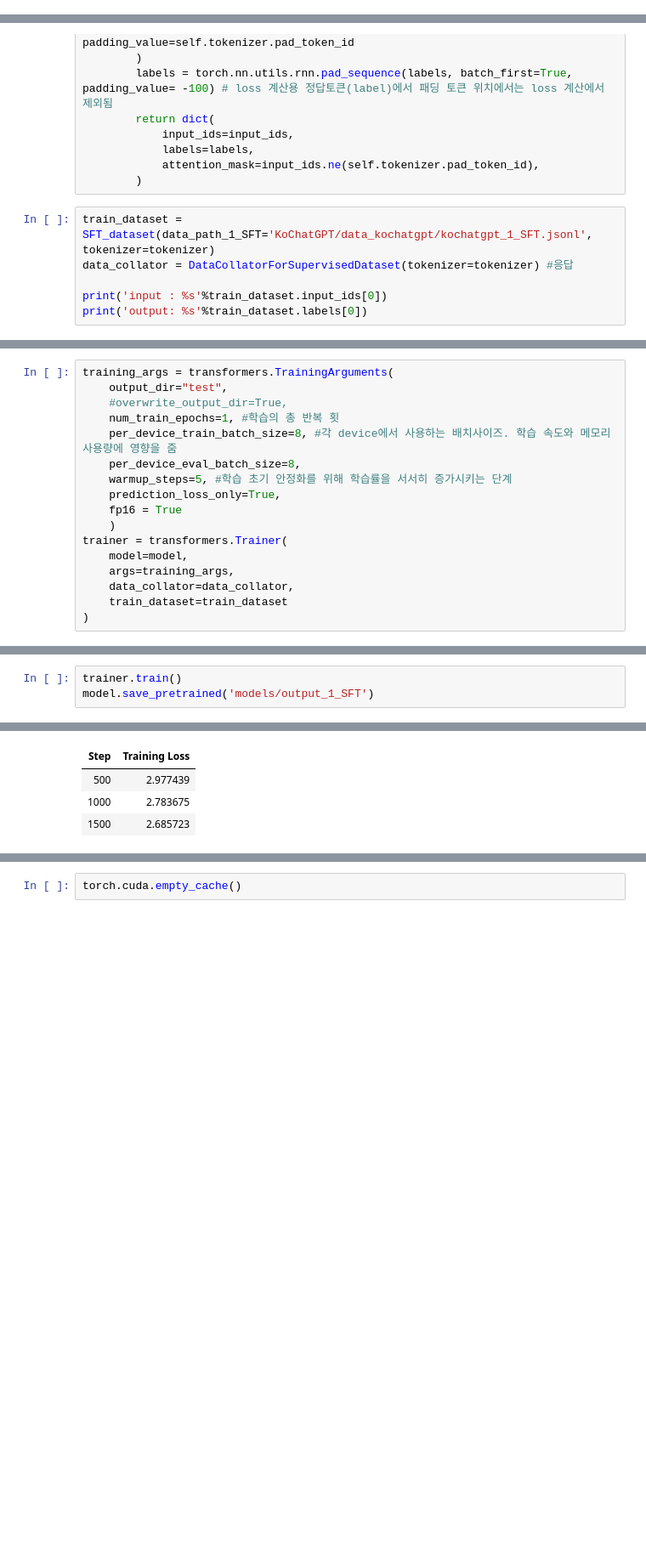
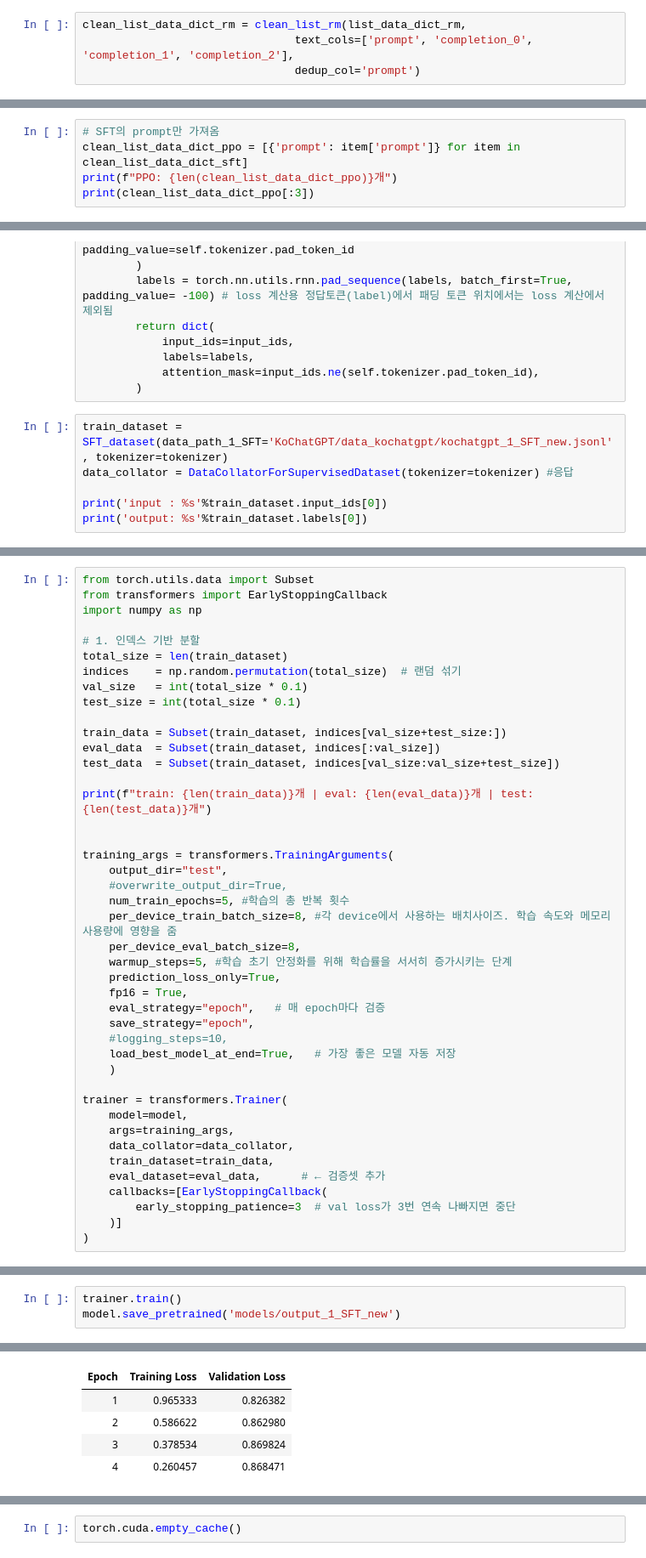
Before and after one commit to zhengyin3216/AIFFEL_quest_rs, a Jupyter notebook: GoingDeeper/GD09/GD09_n10_RLHF_KoChatGpt-upgrade.ipynb, the cells around one changed output, grey strips where cells are left out. Shown at 85% size. Drawn from its saved outputs; the diff is of its cells as text; blank space fills up the shorter version.

```diff
--- a/GoingDeeper/GD09/GD09_n10_RLHF_KoChatGpt-upgrade.ipynb
+++ b/GoingDeeper/GD09/GD09_n10_RLHF_KoChatGpt-upgrade.ipynb
@@ -460,0 +537,4 @@ short_list
+# %%
+clean_list_data_dict_rm = clean_list_rm(list_data_dict_rm,
+                                text_cols=['prompt', 'completion_0', 'completion_1', 'completion_2'],
+                                dedup_col='prompt')
@@ -460,0 +558,5 @@ short_list
+# %%
+# SFT의 prompt만 가져옴
+clean_list_data_dict_ppo = [{'prompt': item['prompt']} for item in clean_list_data_dict_sft]
+print(f"PPO: {len(clean_list_data_dict_ppo)}개")
+print(clean_list_data_dict_ppo[:3])
@@ -596,7 +718,7 @@ class DataCollatorForSupervisedDataset(object): #배치 단위로 데이터를
             attention_mask=input_ids.ne(self.tokenizer.pad_token_id),
         )
 # %%
-train_dataset = SFT_dataset(data_path_1_SFT='KoChatGPT/data_kochatgpt/kochatgpt_1_SFT.jsonl', tokenizer=tokenizer)
+train_dataset = SFT_dataset(data_path_1_SFT='KoChatGPT/data_kochatgpt/kochatgpt_1_SFT_new.jsonl', tokenizer=tokenizer)
 data_collator = DataCollatorForSupervisedDataset(tokenizer=tokenizer) #응답
 
 print('input : %s'%train_dataset.input_ids[0])
@@ -643,17 +766,43 @@ Label sentence:
 # %%
+from torch.utils.data import Subset
+from transformers import EarlyStoppingCallback
+import numpy as np
+
+# 1. 인덱스 기반 분할
+total_size = len(train_dataset)
+indices    = np.random.permutation(total_size)  # 랜덤 섞기
+val_size   = int(total_size * 0.1)
+test_size = int(total_size * 0.1)
+
+train_data = Subset(train_dataset, indices[val_size+test_size:])
+eval_data  = Subset(train_dataset, indices[:val_size])
+test_data  = Subset(train_dataset, indices[val_size:val_size+test_size])
+
+print(f"train: {len(train_data)}개 | eval: {len(eval_data)}개 | test: {len(test_data)}개")
+
+
 training_args = transformers.TrainingArguments(
     output_dir="test",
     #overwrite_output_dir=True,
-    num_train_epochs=1, #학습의 총 반복 횟
+    num_train_epochs=5, #학습의 총 반복 횟수
     per_device_train_batch_size=8, #각 device에서 사용하는 배치사이즈. 학습 속도와 메모리 사용량에 영향을 줌
     per_device_eval_batch_size=8,
     warmup_steps=5, #학습 초기 안정화를 위해 학습률을 서서히 증가시키는 단계
     prediction_loss_only=True,
-    fp16 = True
+    fp16 = True,
+    eval_strategy="epoch",   # 매 epoch마다 검증
+    save_strategy="epoch",
+    #logging_steps=10,
+    load_best_model_at_end=True,   # 가장 좋은 모델 자동 저장
     )
+
 trainer = transformers.Trainer(
     model=model,
     args=training_args,
     data_collator=data_collator,
-    train_dataset=train_dataset
+    train_dataset=train_data,
+    eval_dataset=eval_data,      # ← 검증셋 추가
+    callbacks=[EarlyStoppingCallback(
+        early_stopping_patience=3  # val loss가 3번 연속 나빠지면 중단
+    )]
 )
@@ -660,4 +811,4 @@ trainer = transformers.Trainer(
 # %%
 trainer.train()
-model.save_pretrained('models/output_1_SFT')
+model.save_pretrained('models/output_1_SFT_new')
 # %% [output]
@@ -666,4 +816,5 @@ model.save_pretrained('models/output_1_SFT')
-| Step | Training Loss |
-| 500 | 2.977439 |
-| 1000 | 2.783675 |
-| 1500 | 2.685723 |
+| Epoch | Training Loss | Validation Loss |
+| 1 | 0.965333 | 0.826382 |
+| 2 | 0.586622 | 0.862980 |
+| 3 | 0.378534 | 0.869824 |
+| 4 | 0.260457 | 0.868471 |
```
Also changed, not shown: parts of 108 cells of this notebook.
